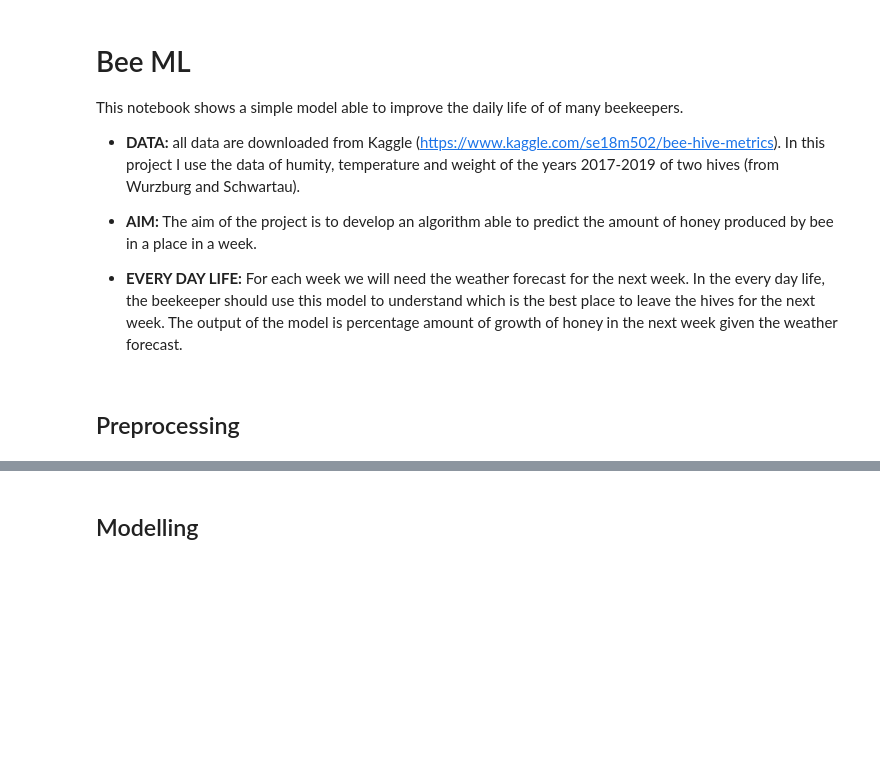
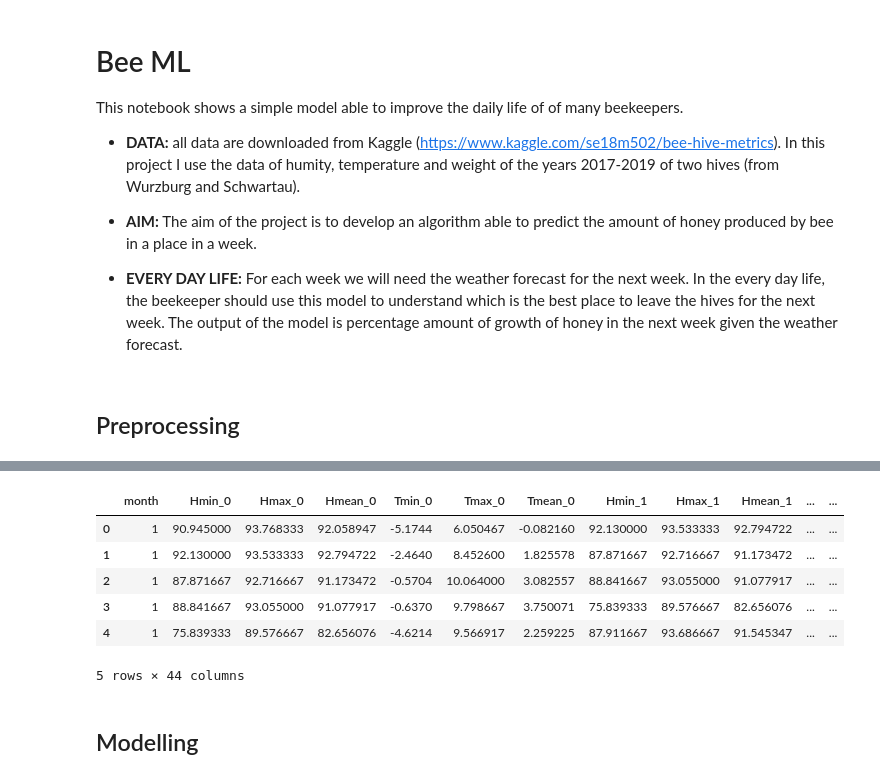
Before and after one commit to opertifelipe/bee_ml, a Jupyter notebook: bee.ipynb, the cells around one changed output, grey strips where cells are left out. Drawn from its saved outputs; the diff is of its cells as text; code cells hidden in the pictures; blank space fills up the shorter version.

```diff
--- a/bee.ipynb
+++ b/bee.ipynb
@@ -99,5 +100,25 @@ plt.show()
 # %%
 # Drop null values
 data_model_full = data_model_full.dropna()
+# %%
+col_name = ["month"]
+for day in range(7):
+    col_name.append("Hmin_"+str(day))
+    col_name.append("Hmax_"+str(day))
+    col_name.append("Hmean_"+str(day))
+    col_name.append("Tmin_"+str(day))
+    col_name.append("Tmax_"+str(day))
+    col_name.append("Tmean_"+str(day))
+col_name.append("delta_w")
+data_model_full.columns = col_name
+data_model_full.head()
+# %% [output]
+|  | month | Hmin_0 | Hmax_0 | Hmean_0 | Tmin_0 | Tmax_0 | Tmean_0 | Hmin_1 | Hmax_1 | Hmean_1 | ... | ... |
+| 0 | 1 | 90.945000 | 93.768333 | 92.058947 | -5.1744 | 6.050467 | -0.082160 | 92.130000 | 93.533333 | 92.794722 | ... | ... |
+| 1 | 1 | 92.130000 | 93.533333 | 92.794722 | -2.4640 | 8.452600 | 1.825578 | 87.871667 | 92.716667 | 91.173472 | ... | ... |
+| 2 | 1 | 87.871667 | 92.716667 | 91.173472 | -0.5704 | 10.064000 | 3.082557 | 88.841667 | 93.055000 | 91.077917 | ... | ... |
+| 3 | 1 | 88.841667 | 93.055000 | 91.077917 | -0.6370 | 9.798667 | 3.750071 | 75.839333 | 89.576667 | 82.656076 | ... | ... |
+| 4 | 1 | 75.839333 | 89.576667 | 82.656076 | -4.6214 | 9.566917 | 2.259225 | 87.911667 | 93.686667 | 91.545347 | ... | ... |
+5 rows × 44 columns
 # %%
 # Division in features and target
```
Also changed, not shown: parts of 4 cells of this notebook.
